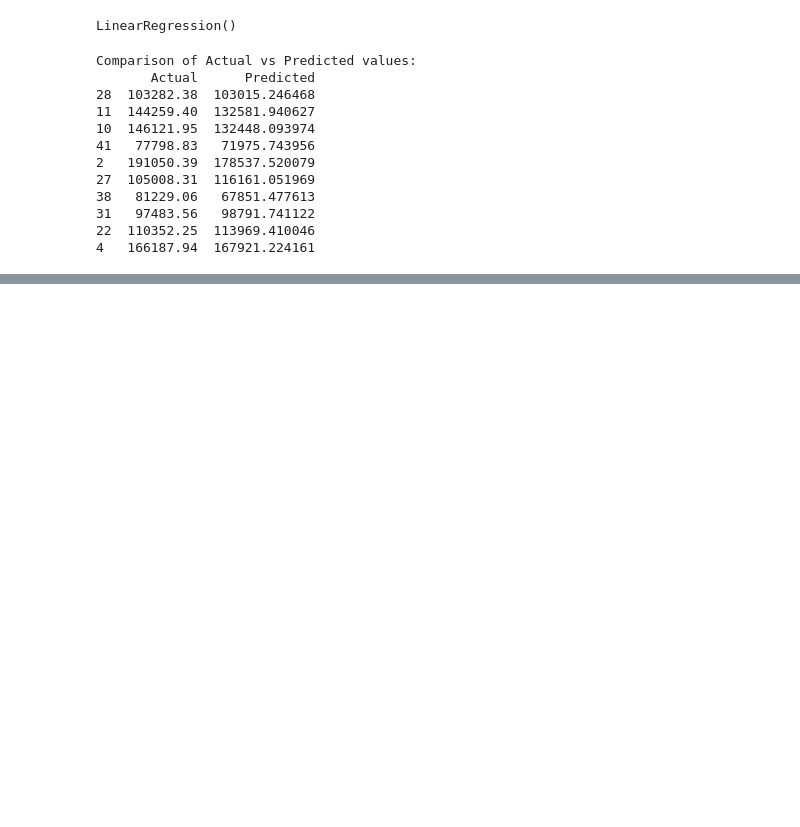
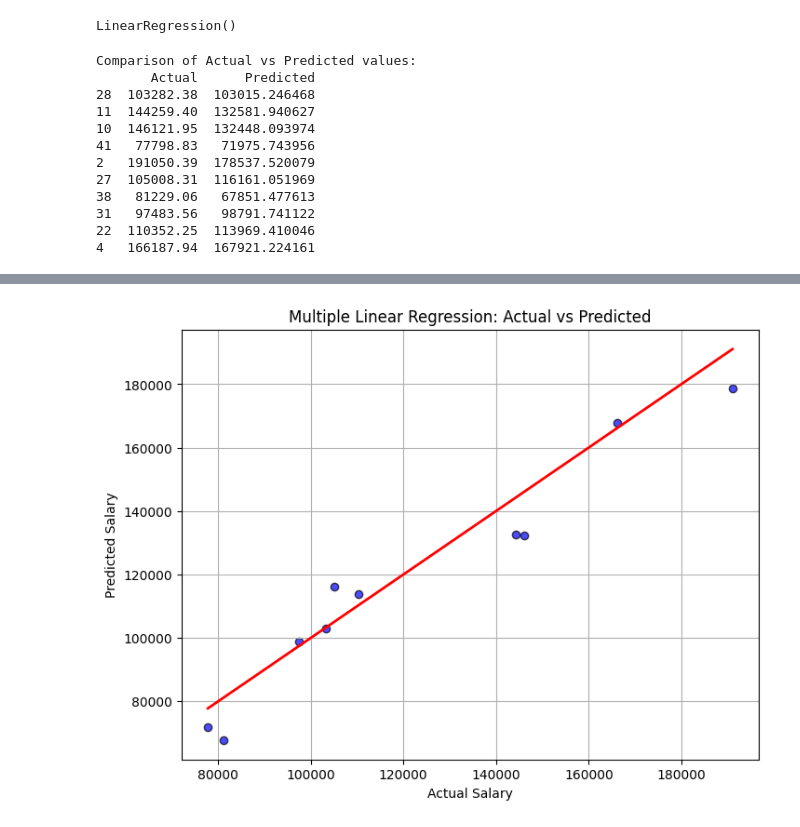
Before and after one commit to prithvirajv06/learning-path-ml-dl-ai, a Jupyter notebook: ML/src/03 multiple-linear-regression.ipynb, the cells around one changed output, grey strips where cells are left out. Drawn from its saved outputs; the diff is of its cells as text; code cells hidden in the pictures; blank space fills up the shorter version.

```diff
--- a/ML/src/03 multiple-linear-regression.ipynb
+++ b/ML/src/03 multiple-linear-regression.ipynb
@@ -183,0 +214,17 @@ Comparison of Actual vs Predicted values:
+# %%
+import matplotlib.pyplot as plt
+
+# 2. Plotting Actual vs Predicted
+plt.figure(figsize=(8, 6))
+plt.scatter(y_test, y_hat, color='blue', edgecolors='k', alpha=0.7)
+
+# 3. Plot the "Perfect Prediction" line (where Actual == Predicted)
+plt.plot([y_test.min(), y_test.max()], [y_test.min(), y_test.max()], color='red', lw=2)
+
+plt.title('Multiple Linear Regression: Actual vs Predicted')
+plt.xlabel('Actual Salary')
+plt.ylabel('Predicted Salary')
+plt.grid(True)
+plt.show()
+# %% [output]
+[figure, added]
```
Also changed, not shown: parts of 4 cells of this notebook, 8 other files.
